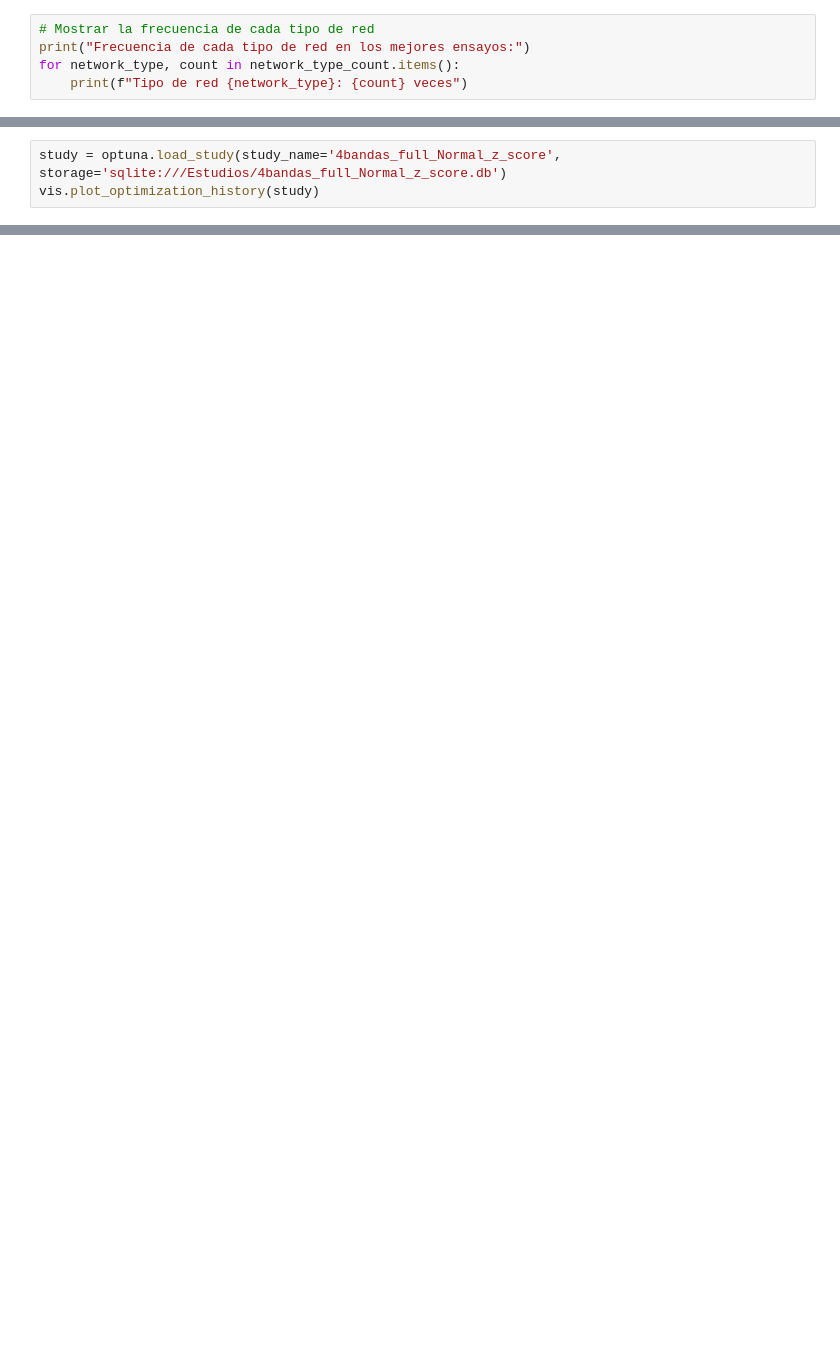
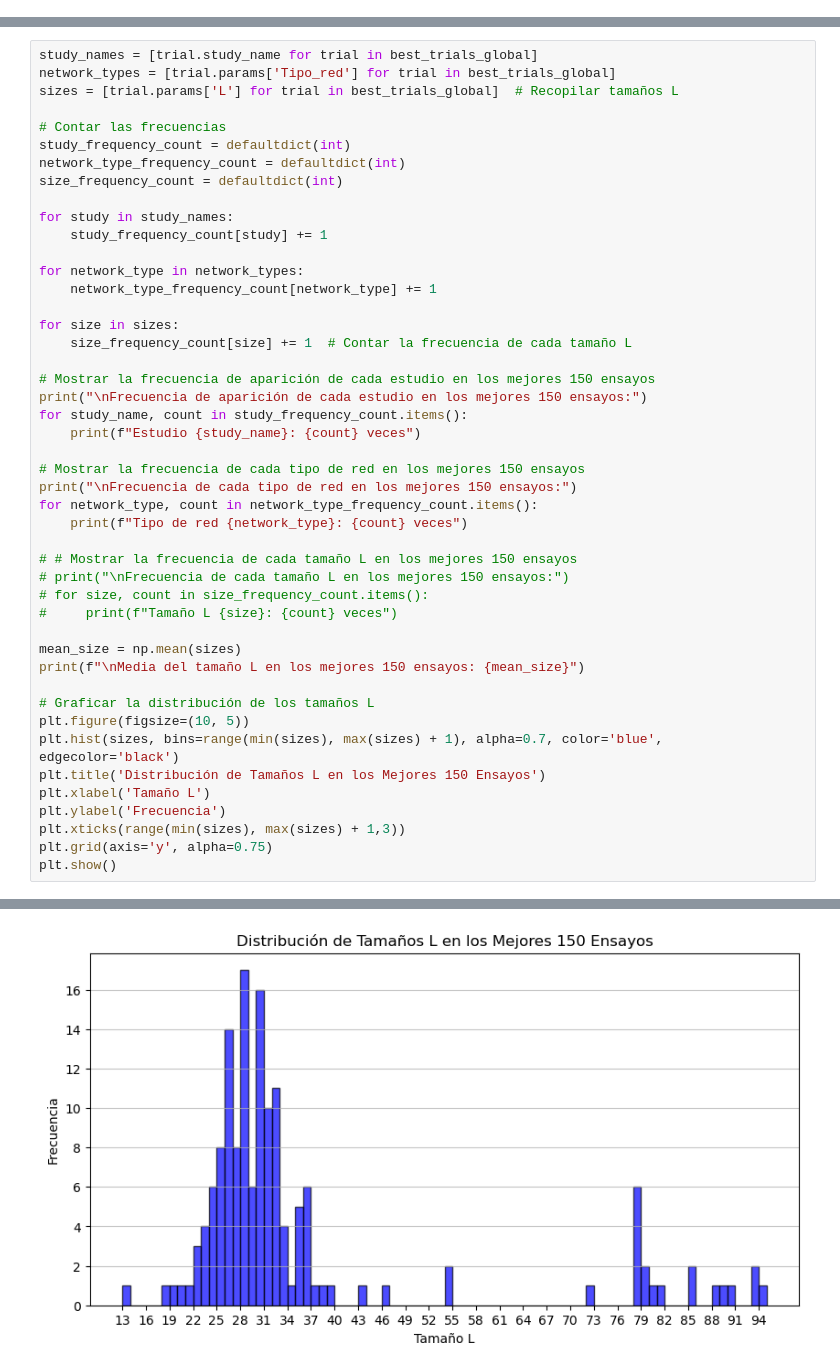
Before and after one commit to juanmillan03/Tesis-CA, a Jupyter notebook: Codigos/V5_G(NP)_python/Analisis.ipynb, the cells around one changed output, grey strips where cells are left out. Drawn from its saved outputs; the diff is of its cells as text; blank space fills up the shorter version.

```diff
--- a/Codigos/V5_G(NP)_python/Analisis.ipynb
+++ b/Codigos/V5_G(NP)_python/Analisis.ipynb
@@ -79,6 +62 @@ Sum of Values: 13.750928245663033
 ---------------------------------------
-# %%
-# Mostrar la frecuencia de cada tipo de red
-print("Frecuencia de cada tipo de red en los mejores ensayos:")
-for network_type, count in network_type_count.items():
-    print(f"Tipo de red {network_type}: {count} veces")
@@ -90,3 +62,0 @@ Tipo de red 0: 19 veces
-# %%
-study = optuna.load_study(study_name='4bandas_full_Normal_z_score', storage='sqlite:///Estudios/4bandas_full_Normal_z_score.db')
-vis.plot_optimization_history(study)
@@ -132,0 +63,47 @@ vis.plot_param_importances(study)
+# %%
+study_names = [trial.study_name for trial in best_trials_global]
+network_types = [trial.params['Tipo_red'] for trial in best_trials_global]
+sizes = [trial.params['L'] for trial in best_trials_global]  # Recopilar tamaños L
+
+# Contar las frecuencias
+study_frequency_count = defaultdict(int)
+network_type_frequency_count = defaultdict(int)
+size_frequency_count = defaultdict(int)
+
+for study in study_names:
+    study_frequency_count[study] += 1
+
+for network_type in network_types:
+    network_type_frequency_count[network_type] += 1
+
+for size in sizes:
+    size_frequency_count[size] += 1  # Contar la frecuencia de cada tamaño L
+
+# Mostrar la frecuencia de aparición de cada estudio en los mejores 150 ensayos
+print("\nFrecuencia de aparición de cada estudio en los mejores 150 ensayos:")
+for study_name, count in study_frequency_count.items():
+    print(f"Estudio {study_name}: {count} veces")
+
+# Mostrar la frecuencia de cada tipo de red en los mejores 150 ensayos
+print("\nFrecuencia de cada tipo de red en los mejores 150 ensayos:")
+for network_type, count in network_type_frequency_count.items():
+    print(f"Tipo de red {network_type}: {count} veces")
+
+# # Mostrar la frecuencia de cada tamaño L en los mejores 150 ensayos
+# print("\nFrecuencia de cada tamaño L en los mejores 150 ensayos:")
+# for size, count in size_frequency_count.items():
+#     print(f"Tamaño L {size}: {count} veces")
+
+mean_size = np.mean(sizes)
+print(f"\nMedia del tamaño L en los mejores 150 ensayos: {mean_size}")
+
+# Graficar la distribución de los tamaños L
+plt.figure(figsize=(10, 5))
+plt.hist(sizes, bins=range(min(sizes), max(sizes) + 1), alpha=0.7, color='blue', edgecolor='black')
+plt.title('Distribución de Tamaños L en los Mejores 150 Ensayos')
+plt.xlabel('Tamaño L')
+plt.ylabel('Frecuencia')
+plt.xticks(range(min(sizes), max(sizes) + 1,3))
+plt.grid(axis='y', alpha=0.75)
+plt.show()
+# %% [output]
@@ -133,2 +119,3 @@ vis.plot_param_importances(study)
+[figure, added]
 # %%
 # Directorio donde están almacenados los estudios
```
Also changed, not shown: parts of 8 cells of this notebook, 16 other files.
